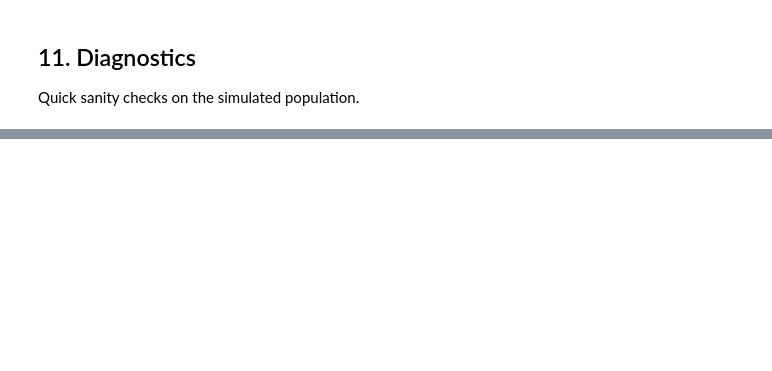
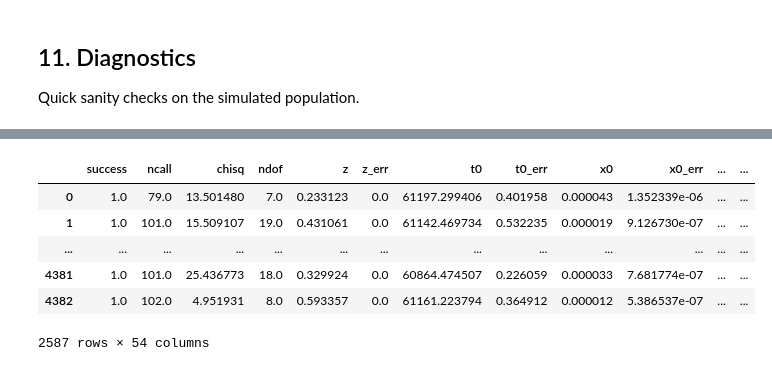
Before and after one commit to mi-dai/rubin_nightly_alerts_sim, a Jupyter notebook: rubin_nightsum_sims.ipynb, the cells around one changed output, grey strips where cells are left out. Saved outputs shown, nothing was run; the diff lists cells and outputs as text; code cells hidden in the pictures; blank space fills up the shorter version.

```diff
--- a/rubin_nightsum_sims.ipynb
+++ b/rubin_nightsum_sims.ipynb
@@ -388,0 +555,10 @@ lightcurves_after_quality_cut.source_c.hist(bins=30, alpha=0.5, density=True)
+# %%
+result_df[saltparcuts]
+# %% [output]
+|  | success | ncall | chisq | ndof | z | z_err | t0 | t0_err | x0 | x0_err | ... | ... |
+| 0 | 1.0 | 79.0 | 13.501480 | 7.0 | 0.233123 | 0.0 | 61197.299406 | 0.401958 | 0.000043 | 1.352339e-06 | ... | ... |
+| 1 | 1.0 | 101.0 | 15.509107 | 19.0 | 0.431061 | 0.0 | 61142.469734 | 0.532235 | 0.000019 | 9.126730e-07 | ... | ... |
+| ... | ... | ... | ... | ... | ... | ... | ... | ... | ... | ... | ... | ... |
+| 4381 | 1.0 | 101.0 | 25.436773 | 18.0 | 0.329924 | 0.0 | 60864.474507 | 0.226059 | 0.000033 | 7.681774e-07 | ... | ... |
+| 4382 | 1.0 | 102.0 | 4.951931 | 8.0 | 0.593357 | 0.0 | 61161.223794 | 0.364912 | 0.000012 | 5.386537e-07 | ... | ... |
+2587 rows × 54 columns
```
Also changed, not shown: parts of 28 cells of this notebook.
